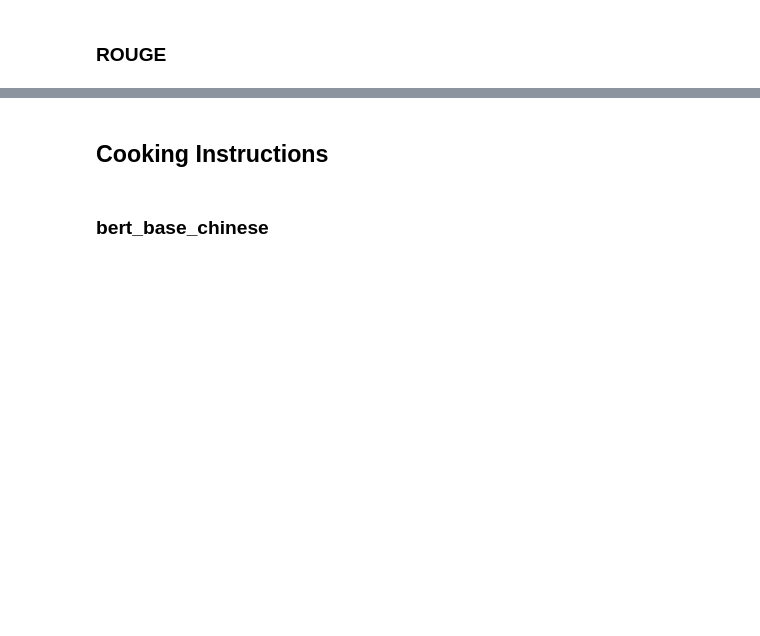
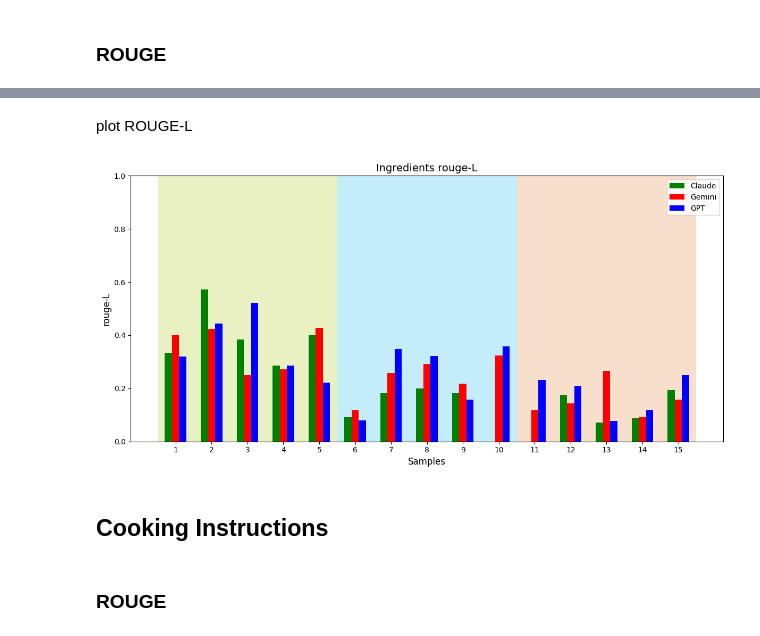
Before and after one commit to annchenn/AI_Final_Project, a Jupyter notebook: 0524_metrics_ingredients/ROUGE.ipynb, the cells around one changed output, grey strips where cells are left out. Saved outputs shown, nothing was run; the diff lists cells and outputs as text; code cells hidden in the pictures; blank space fills up the shorter version.

```diff
--- a/0524_metrics_ingredients/ROUGE.ipynb
+++ b/0524_metrics_ingredients/ROUGE.ipynb
@@ -181,5 +240,38 @@ plt.savefig('ing_bert_base_chinese.png')
+# %% [markdown]
+plot ROUGE-L
+# %%
+import matplotlib.pyplot as plt
+x = list(range(1, 16))
+x2 = [i + 0.2 for i in x]
+x3 = [i - 0.2 for i in x]
+
+fig, ax = plt.subplots(figsize=(12, 6))
+
+color_map = {0: "#e9f1c3", 5: "#c4edfb", 10: "#f7dfcb"}
+
+for i in range(0, 15, 5):
+    ax.axvspan(i + 0.5, i + 5.5, facecolor=color_map[i], alpha=0.99)
+
+
+# 畫長條圖
+ax.bar(x3, claude_ing_rouge_L, color='g', width=0.2, label='Claude')
+ax.bar(x, gemini_ing_rouge_L, color='r', width=0.2, label='Gemini')
+ax.bar(x2, gpt_ing_rouge_L, color='b', width=0.2, label='GPT')
+
+# 加上 legend、標題與格式調整
+ax.legend()
+ax.set_xticks(range(1, 16))
+ax.set_xlabel('Samples', fontsize=12)
+ax.set_ylabel('rouge-L', fontsize=12)
+ax.set_title('Ingredients rouge-L', fontsize=14)
+ax.set_ylim(0.0, 1.0)
+
+plt.tight_layout()
+plt.savefig('ing_rougeL.png')
+# %% [output]
+[figure, added]
 # %% [markdown]
 ## Cooking Instructions
 # %% [markdown]
-### bert_base_chinese
+### ROUGE
 # %%
```
Also changed, not shown: parts of 16 cells of this notebook, 7 other files.
